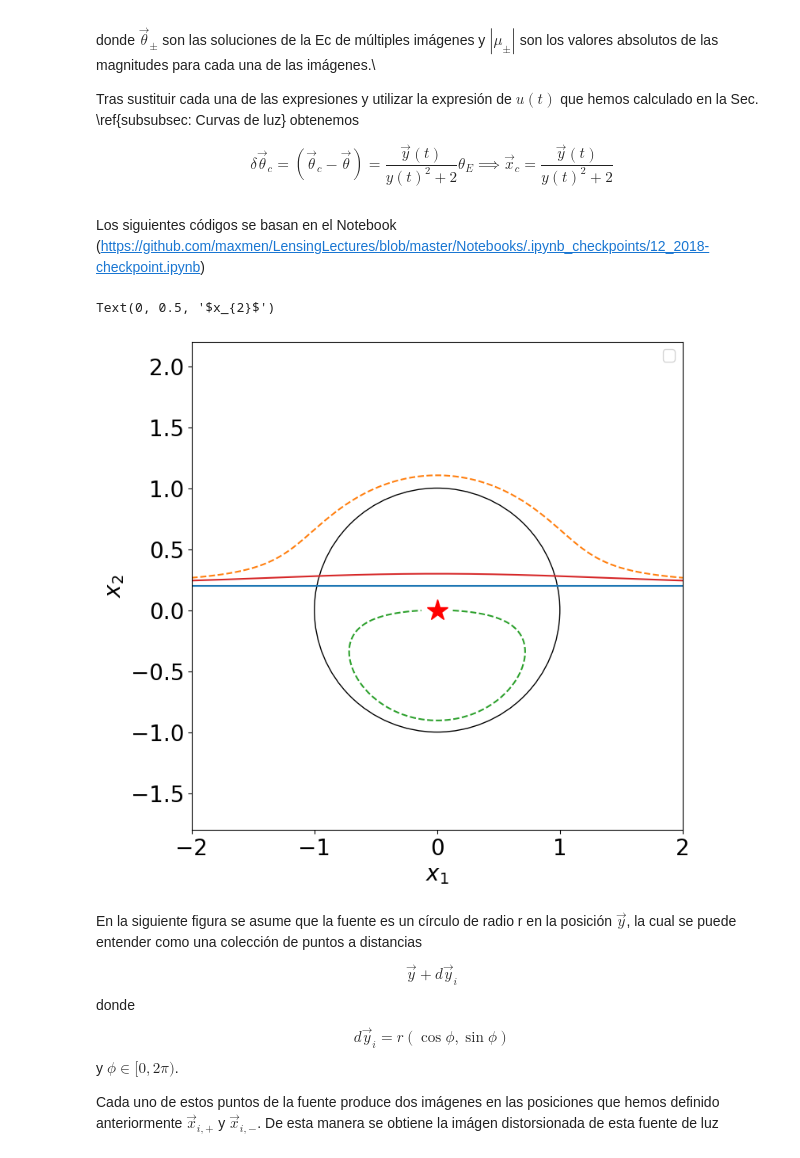
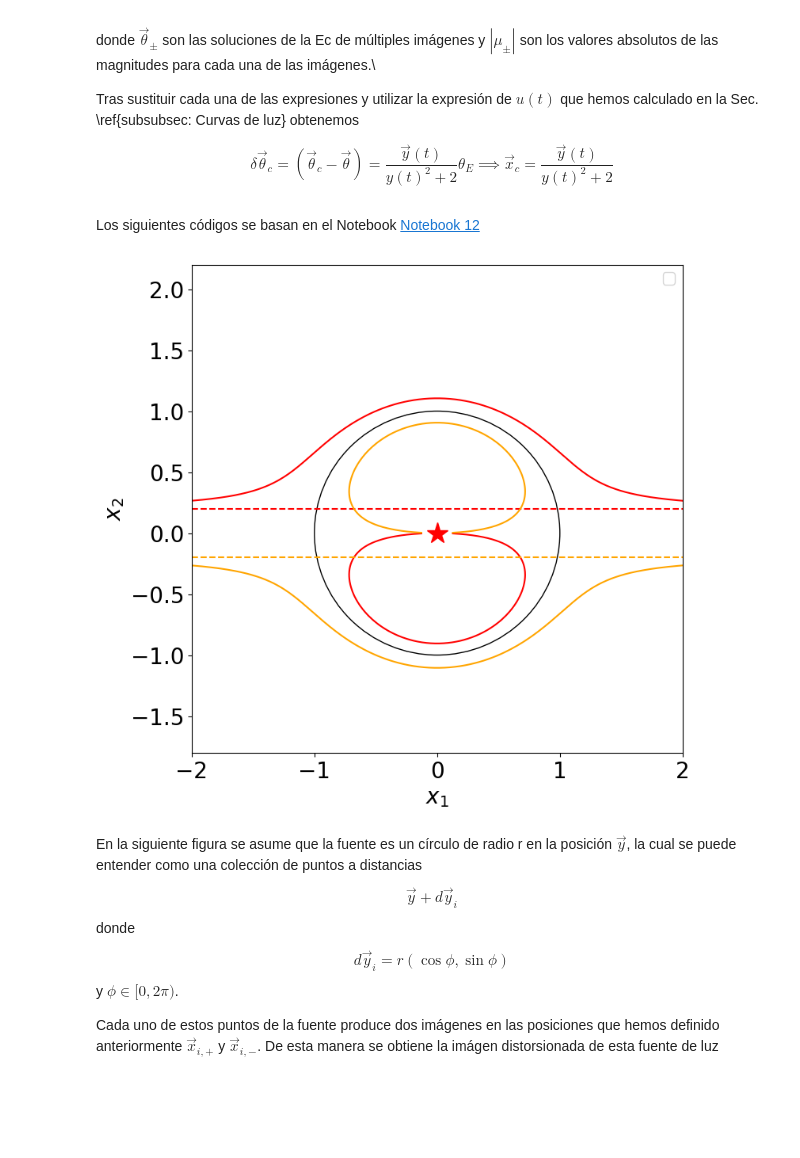
Before and after one commit to UnaiRazkin/El-fen-meno-de-lente-gravitacional-simulaci-n-para-un-agujero-negro, a Jupyter notebook: Notebooks/Massimo_Meneghetti/Lente_Puntual.ipynb, the cells around one changed output. Saved outputs shown, nothing was run; the diff lists cells and outputs as text; code cells hidden in the pictures; blank space fills up the shorter version.

Commit message:
Mejoras de algunas imágenes

```diff
--- a/Notebooks/Massimo_Meneghetti/Lente_Puntual.ipynb
+++ b/Notebooks/Massimo_Meneghetti/Lente_Puntual.ipynb
@@ -627,36 +627,40 @@ Tras sustituir cada una de las expresiones y utilizar la expresión de $u(t)$ qu
     \delta \vec\theta_c= (\vec\theta_c- \vec\theta)=\frac{\vec y(t)}{y(t)^2+2} \theta_E \implies \vec x_c = \frac{\vec y(t)}{y(t)^2+2}
 \end{equation}
 # %% [markdown]
-Los siguientes códigos se basan en el Notebook (https://github.com/maxmen/LensingLectures/blob/master/Notebooks/.ipynb_checkpoints/12_2018-checkpoint.ipynb)
+Los siguientes códigos se basan en el Notebook [Notebook 12](https://github.com/maxmen/LensingLectures/blob/master/Notebooks/.ipynb_checkpoints/12_2018-checkpoint.ipynb)
 # %%
 t = np.linspace(-300,300,2000)
 ps = point_source()
 pl = point_lens(ps=ps, mass=1.0, dl=5.0, y0 = 0.2)
 y1, y2 = pl.y(t)
 xp1, xp2= pl.xp(t)
 xm1,xm2=pl.xm(t)
 xc1,xc2=pl.xc(t)
 
 %matplotlib inline
 fig, ax=plt.subplots(1,1,figsize=(8,8))
-ax.plot(y1, y2)
-ax.plot(xp1, xp2, '--')
-ax.plot(xm1, xm2, '--')
-ax.plot(xc1,xc2, '-')
+ax.plot(y1, y2, '--', color="red")
+ax.plot(xp1, xp2, color="red")
+ax.plot(xm1, xm2, color="red")
+ax.plot(y1, -y2, '--', color="orange")
+ax.plot(xp1, -xp2, color="orange")
+ax.plot(xm1, -xm2, color="orange")
+#ax.plot(xc1,xc2, '-')
 
 ax.plot([0],[0],'*',markersize=20, color='red')
 circle=plt.Circle((0,0),1,color='black',fill=False)
 ax.add_artist(circle)
 ax.set_xlim([-2,2])
 ax.set_ylim([-1.8,2.2])
 ax.legend(fontsize=14)
 ax.xaxis.set_tick_params(labelsize=20)
 ax.yaxis.set_tick_params(labelsize=20)
 ax.set_xlabel(r'$x_{1}$',fontsize=20)
 ax.set_ylabel(r'$x_{2}$',fontsize=20)
+
+plt.savefig("../../Multimedia/Massimo_Meneghetti/Lente_Puntual/Trayectorias_de_las_imágenes.png")
 # %% [output]
-Text(0, 0.5, '$x_{2}$')
-[figure, old version]
+[figure, new version]
 # %% [markdown]
 En la siguiente figura se asume que la fuente es un círculo de radio r en la posición $\vec y$, la cual se puede entender como una colección de puntos a distancias
 $$
```
Also changed, not shown: parts of 2 cells of this notebook, 6 other files.
